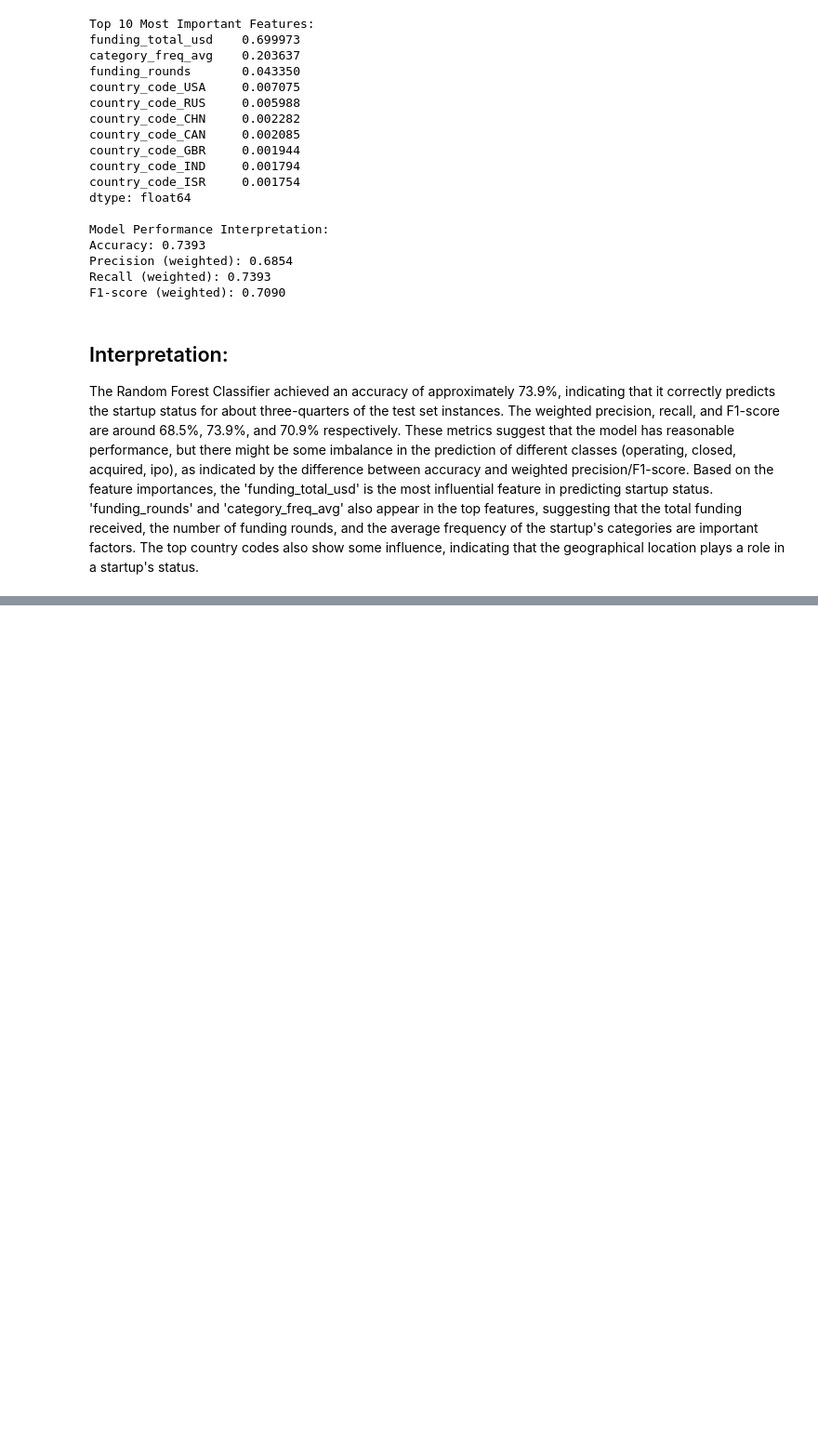
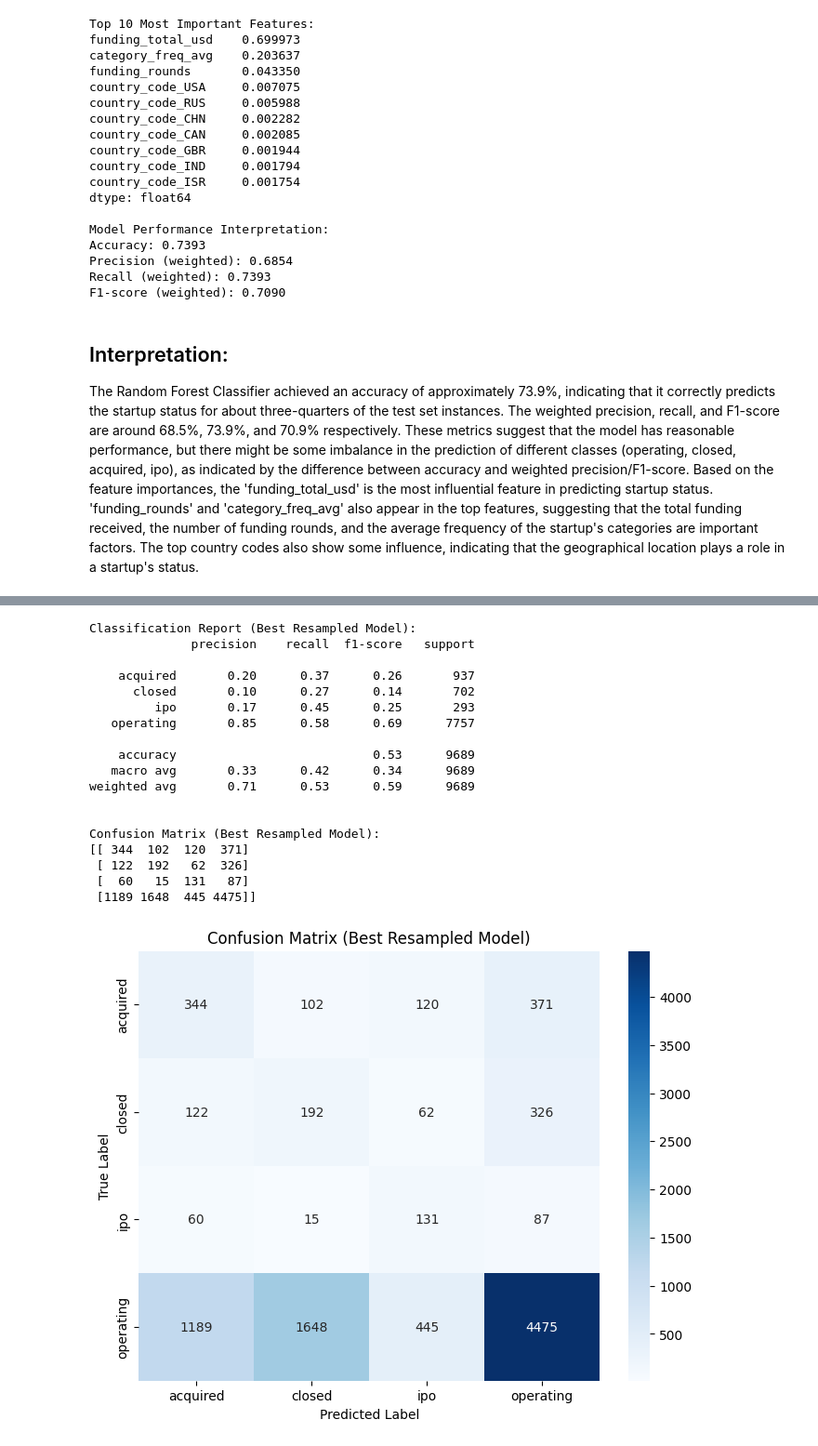
Before and after one commit to drugarim/start_up_success_rate, a Jupyter notebook: Startup_success_rate.ipynb, the cells around one changed output, grey strips where cells are left out. Shown: that part at 93% size. Drawn from its saved outputs; the diff is of its cells as text; code cells hidden in the pictures; blank space fills up the shorter version.

```diff
--- a/Startup_success_rate.ipynb
+++ b/Startup_success_rate.ipynb
@@ -616,0 +744,9 @@ The top country codes also show some influence, indicating that the geographical
+# %%
+from imblearn.over_sampling import SMOTE
+
+smote = SMOTE(random_state=42)
+
+X_train_resampled, y_train_resampled = smote.fit_resample(X_train, y_train)
+
+print("Value counts of the resampled target variable:")
+print(y_train_resampled.value_counts())
@@ -616,0 +765,8 @@ The top country codes also show some influence, indicating that the geographical
+# %%
+from sklearn.ensemble import RandomForestClassifier
+
+rf_classifier_resampled = RandomForestClassifier(random_state=42)
+
+rf_classifier_resampled.fit(X_train_resampled, y_train_resampled)
+
+print("Random Forest Classifier model trained successfully on resampled data.")
@@ -616,0 +953,46 @@ The top country codes also show some influence, indicating that the geographical
+# %%
+from sklearn.metrics import classification_report, confusion_matrix
+import seaborn as sns
+import matplotlib.pyplot as plt
+
+# Generate and print the classification report
+print("Classification Report (Best Resampled Model):")
+print(classification_report(y_test, y_pred_best_resampled))
+
+# Generate the confusion matrix
+conf_matrix = confusion_matrix(y_test, y_pred_best_resampled)
+
+# Print the confusion matrix
+print("\nConfusion Matrix (Best Resampled Model):")
+print(conf_matrix)
+
+# Get the class labels
+class_labels = rf_classifier_resampled.classes_
+
+# Visualize the confusion matrix
+plt.figure(figsize=(8, 6))
+sns.heatmap(conf_matrix, annot=True, fmt='d', cmap='Blues', xticklabels=class_labels, yticklabels=class_labels)
+plt.title('Confusion Matrix (Best Resampled Model)')
+plt.xlabel('Predicted Label')
+plt.ylabel('True Label')
+plt.show()
+# %% [output]
+Classification Report (Best Resampled Model):
+              precision    recall  f1-score   support
+
+    acquired       0.20      0.37      0.26       937
+      closed       0.10      0.27      0.14       702
+         ipo       0.17      0.45      0.25       293
+   operating       0.85      0.58      0.69      7757
+
+    accuracy                           0.53      9689
+   macro avg       0.33      0.42      0.34      9689
+weighted avg       0.71      0.53      0.59      9689
+
+
+Confusion Matrix (Best Resampled Model):
+[[ 344  102  120  371]
+ [ 122  192   62  326]
+ [  60   15  131   87]
+ [1189 1648  445 4475]]
+[figure, added]
```
Also changed, not shown: parts of 27 cells of this notebook.
